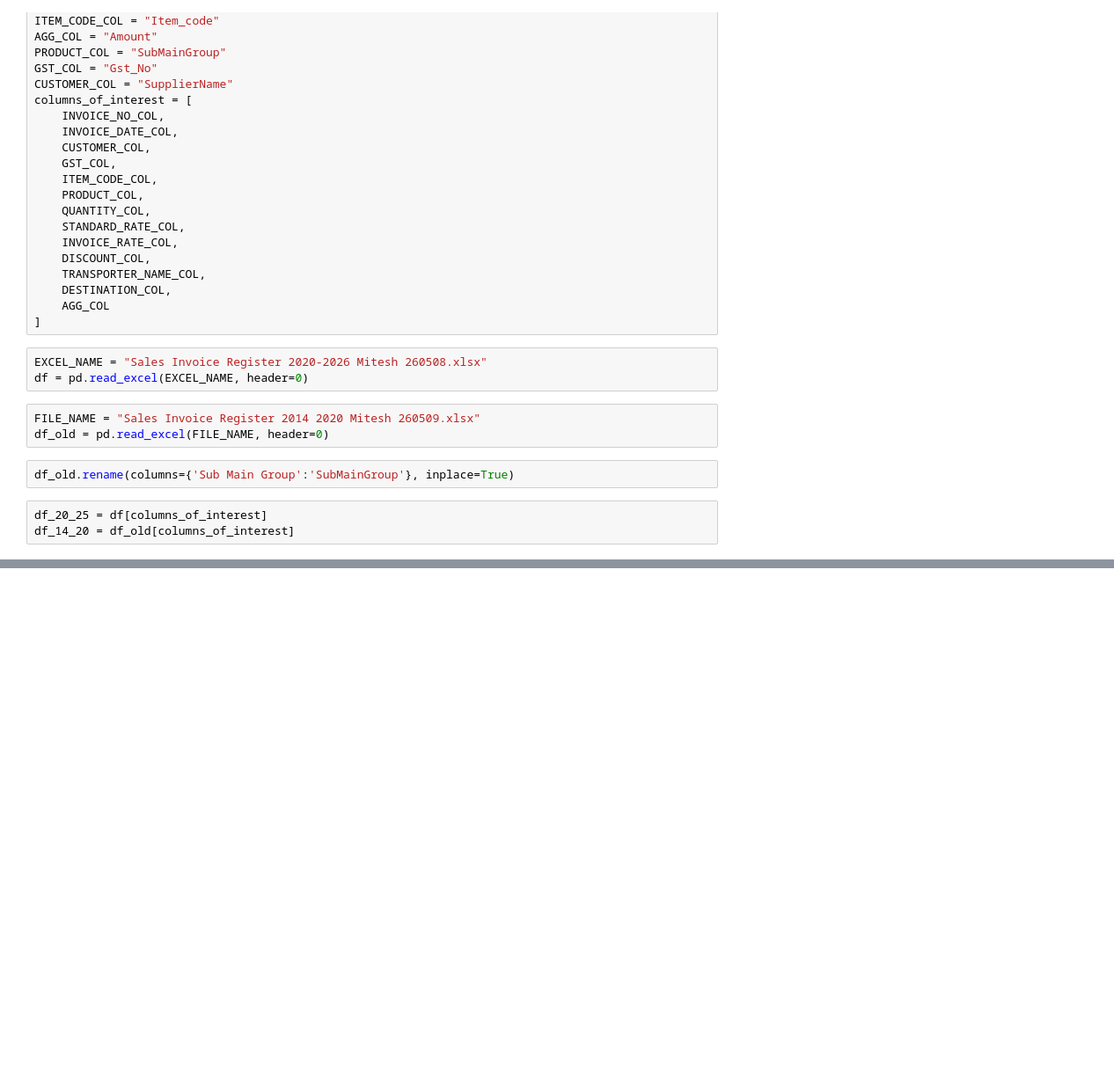
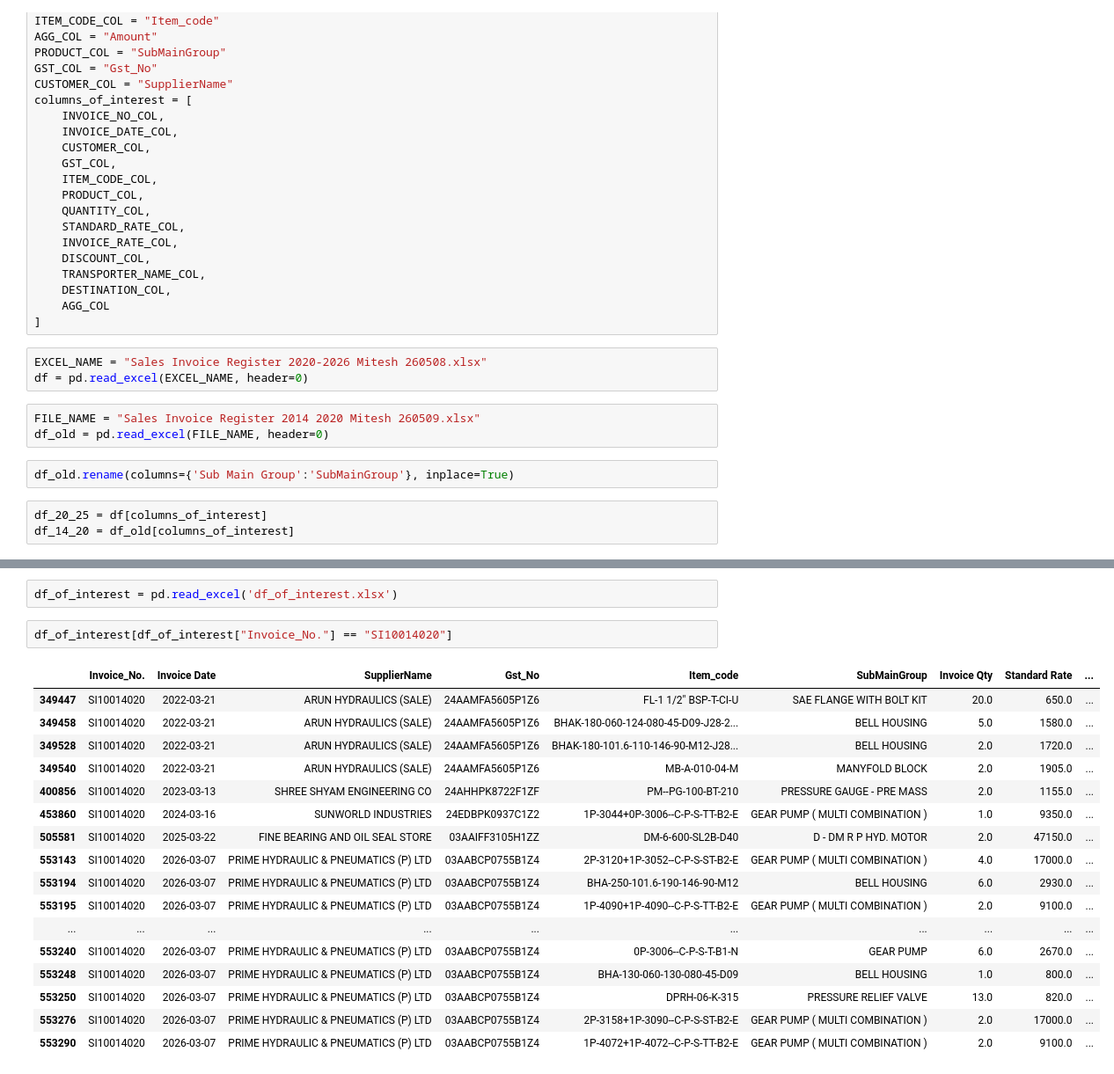
Before and after one commit to dhruvilsangani/Jacktech-Sales, a Jupyter notebook: products.ipynb, the cells around one changed output, grey strips where cells are left out. Shown at 88% size. Saved outputs shown, nothing was run; the diff lists cells and outputs as text; blank space fills up the shorter version.

```diff
--- a/products.ipynb
+++ b/products.ipynb
@@ -64,0 +65,22 @@ df_of_interest
+# %%
+df_of_interest = pd.read_excel('df_of_interest.xlsx')
+# %%
+df_of_interest[df_of_interest["Invoice_No."] == "SI10014020"]
+# %% [output]
+|  | Invoice_No. | Invoice Date | SupplierName | Gst_No | Item_code | SubMainGroup | Invoice Qty | Standard Rate | ... |
+| 349447 | SI10014020 | 2022-03-21 | ARUN HYDRAULICS (SALE) | 24AAMFA5605P1Z6 | FL-1 1/2" BSP-T-CI-U | SAE FLANGE WITH BOLT KIT | 20.0 | 650.0 | ... |
+| 349458 | SI10014020 | 2022-03-21 | ARUN HYDRAULICS (SALE) | 24AAMFA5605P1Z6 | BHAK-180-060-124-080-45-D09-J28-2... | BELL HOUSING | 5.0 | 1580.0 | ... |
+| 349528 | SI10014020 | 2022-03-21 | ARUN HYDRAULICS (SALE) | 24AAMFA5605P1Z6 | BHAK-180-101.6-110-146-90-M12-J28... | BELL HOUSING | 2.0 | 1720.0 | ... |
+| 349540 | SI10014020 | 2022-03-21 | ARUN HYDRAULICS (SALE) | 24AAMFA5605P1Z6 | MB-A-010-04-M | MANYFOLD BLOCK | 2.0 | 1905.0 | ... |
+| 400856 | SI10014020 | 2023-03-13 | SHREE SHYAM ENGINEERING CO | 24AHHPK8722F1ZF | PM--PG-100-BT-210 | PRESSURE GAUGE - PRE MASS | 2.0 | 1155.0 | ... |
+| 453860 | SI10014020 | 2024-03-16 | SUNWORLD INDUSTRIES | 24EDBPK0937C1Z2 | 1P-3044+0P-3006--C-P-S-TT-B2-E | GEAR PUMP ( MULTI COMBINATION ) | 1.0 | 9350.0 | ... |
+| 505581 | SI10014020 | 2025-03-22 | FINE BEARING AND OIL SEAL STORE | 03AAIFF3105H1ZZ | DM-6-600-SL2B-D40 | D - DM R P HYD. MOTOR | 2.0 | 47150.0 | ... |
+| 553143 | SI10014020 | 2026-03-07 | PRIME HYDRAULIC & PNEUMATICS (P) LTD | 03AABCP0755B1Z4 | 2P-3120+1P-3052--C-P-S-ST-B2-E | GEAR PUMP ( MULTI COMBINATION ) | 4.0 | 17000.0 | ... |
+| 553194 | SI10014020 | 2026-03-07 | PRIME HYDRAULIC & PNEUMATICS (P) LTD | 03AABCP0755B1Z4 | BHA-250-101.6-190-146-90-M12 | BELL HOUSING | 6.0 | 2930.0 | ... |
+| 553195 | SI10014020 | 2026-03-07 | PRIME HYDRAULIC & PNEUMATICS (P) LTD | 03AABCP0755B1Z4 | 1P-4090+1P-4090--C-P-S-TT-B2-E | GEAR PUMP ( MULTI COMBINATION ) | 2.0 | 9100.0 | ... |
+| ... | ... | ... | ... | ... | ... | ... | ... | ... | ... |
+| 553240 | SI10014020 | 2026-03-07 | PRIME HYDRAULIC & PNEUMATICS (P) LTD | 03AABCP0755B1Z4 | 0P-3006--C-P-S-T-B1-N | GEAR PUMP | 6.0 | 2670.0 | ... |
+| 553248 | SI10014020 | 2026-03-07 | PRIME HYDRAULIC & PNEUMATICS (P) LTD | 03AABCP0755B1Z4 | BHA-130-060-130-080-45-D09 | BELL HOUSING | 1.0 | 800.0 | ... |
+| 553250 | SI10014020 | 2026-03-07 | PRIME HYDRAULIC & PNEUMATICS (P) LTD | 03AABCP0755B1Z4 | DPRH-06-K-315 | PRESSURE RELIEF VALVE | 13.0 | 820.0 | ... |
+| 553276 | SI10014020 | 2026-03-07 | PRIME HYDRAULIC & PNEUMATICS (P) LTD | 03AABCP0755B1Z4 | 2P-3158+1P-3090--C-P-S-ST-B2-E | GEAR PUMP ( MULTI COMBINATION ) | 2.0 | 17000.0 | ... |
+| 553290 | SI10014020 | 2026-03-07 | PRIME HYDRAULIC & PNEUMATICS (P) LTD | 03AABCP0755B1Z4 | 1P-4072+1P-4072--C-P-S-TT-B2-E | GEAR PUMP ( MULTI COMBINATION ) | 2.0 | 9100.0 | ... |
```
Also changed, not shown: parts of 2 cells of this notebook, 5 other files.
